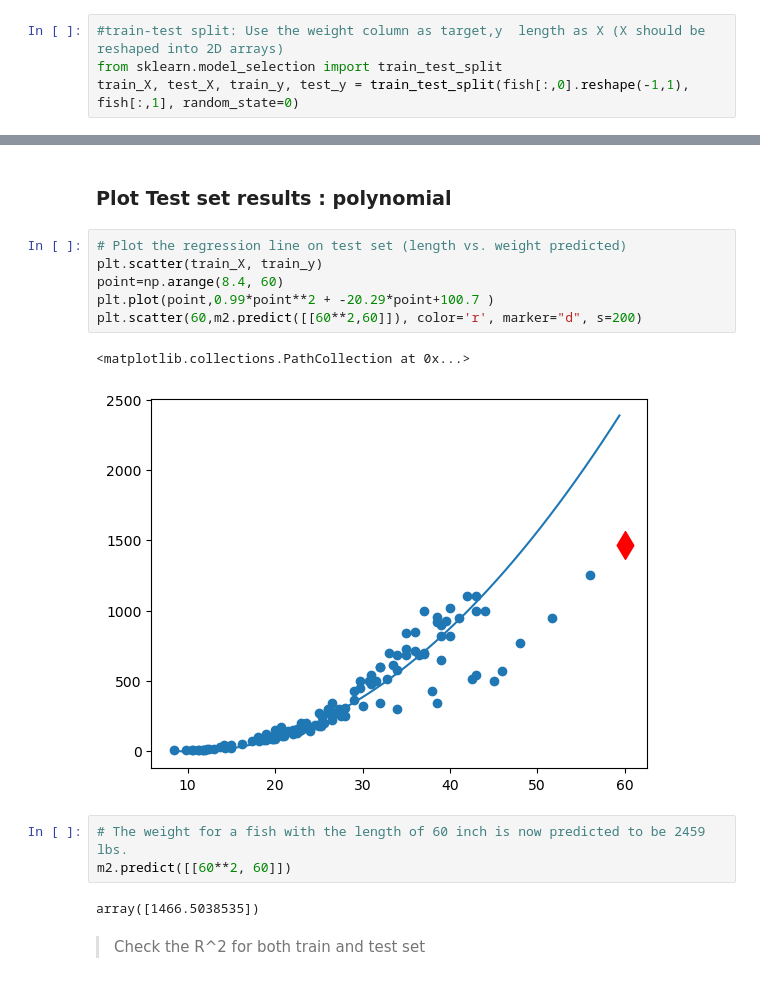
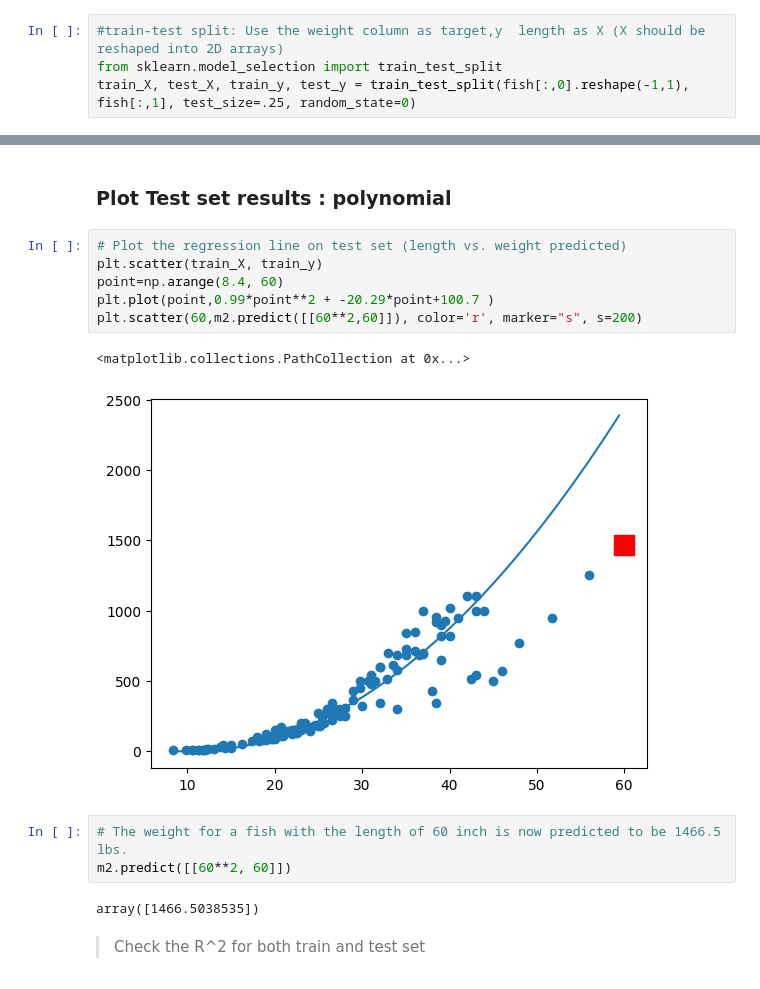
Before and after one commit to kjmobile/lb, a Jupyter notebook: 1_LM_Simple_Linear_to_Polynomial_Regression.ipynb, the cells around one changed output, grey strips where cells are left out. Saved outputs shown, nothing was run; the diff lists cells and outputs as text.

```diff
--- a/1_LM_Simple_Linear_to_Polynomial_Regression.ipynb
+++ b/1_LM_Simple_Linear_to_Polynomial_Regression.ipynb
@@ -68,4 +60,4 @@ print(fish)
 # %%
 #train-test split: Use the weight column as target,y  length as X (X should be reshaped into 2D arrays)
 from sklearn.model_selection import train_test_split
-train_X, test_X, train_y, test_y = train_test_split(fish[:,0].reshape(-1,1), fish[:,1], random_state=0)
+train_X, test_X, train_y, test_y = train_test_split(fish[:,0].reshape(-1,1), fish[:,1], test_size=.25, random_state=0)
@@ -182,14 +177,14 @@ Model Equation M2: Weight = 0.18 × Length² + 18.36 × Length + -290.97
 # %%
 # Plot the regression line on test set (length vs. weight predicted)
 plt.scatter(train_X, train_y)
 point=np.arange(8.4, 60)
 plt.plot(point,0.99*point**2 + -20.29*point+100.7 )
-plt.scatter(60,m2.predict([[60**2,60]]), color='r', marker="d", s=200)
+plt.scatter(60,m2.predict([[60**2,60]]), color='r', marker="s", s=200)
 # %% [output]
 <matplotlib.collections.PathCollection at 0x...>
-[figure, old version]
+[figure, new version]
 # %%
-# The weight for a fish with the length of 60 inch is now predicted to be 2459 lbs.
+# The weight for a fish with the length of 60 inch is now predicted to be 1466.5 lbs.
 m2.predict([[60**2, 60]])
 # %% [output]
 array([1466.5038535])
```
Also changed, not shown: parts of 12 cells of this notebook.
